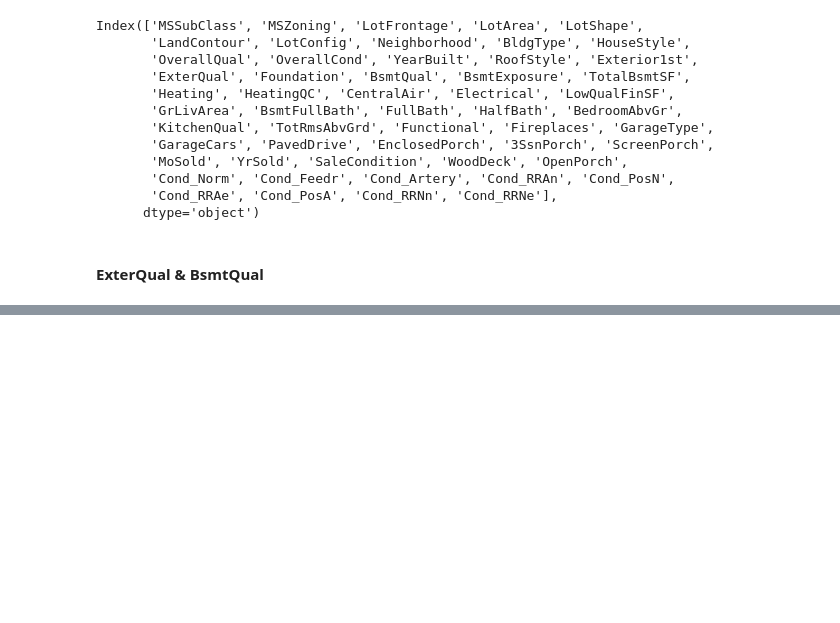
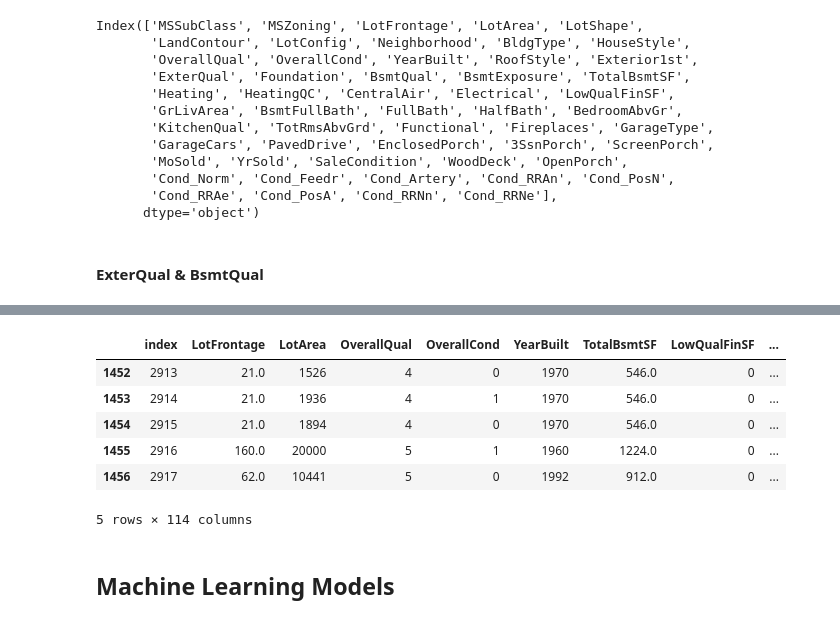
Before and after one commit to hkcaddes/MachineLearningPythonProject, a Jupyter notebook: Hayley/hayleycaddes_FeatEng.ipynb, the cells around one changed output, grey strips where cells are left out. Drawn from its saved outputs; the diff is of its cells as text; code cells hidden in the pictures; blank space fills up the shorter version.

```diff
--- a/Hayley/hayleycaddes_FeatEng.ipynb
+++ b/Hayley/hayleycaddes_FeatEng.ipynb
@@ -1254,0 +1330,17 @@ all_dum.MSZoning_nan.sum()
+# %%
+# again, reassign X_train and X_test to reflect feature engineering with One-hot encoded variables
+X_train = combined.iloc[0:len(train_Id)]
+
+X_test = combined.iloc[len(train_Id):-1].reset_index()
+# %%
+X_test.tail()
+# %% [output]
+|  | index | LotFrontage | LotArea | OverallQual | OverallCond | YearBuilt | TotalBsmtSF | LowQualFinSF | ... |
+| 1452 | 2913 | 21.0 | 1526 | 4 | 0 | 1970 | 546.0 | 0 | ... |
+| 1453 | 2914 | 21.0 | 1936 | 4 | 1 | 1970 | 546.0 | 0 | ... |
+| 1454 | 2915 | 21.0 | 1894 | 4 | 0 | 1970 | 546.0 | 0 | ... |
+| 1455 | 2916 | 160.0 | 20000 | 5 | 1 | 1960 | 1224.0 | 0 | ... |
+| 1456 | 2917 | 62.0 | 10441 | 5 | 0 | 1992 | 912.0 | 0 | ... |
+5 rows × 114 columns
+# %% [markdown]
+## Machine Learning Models
```
Also changed, not shown: parts of 22 cells of this notebook, 4 other files.
